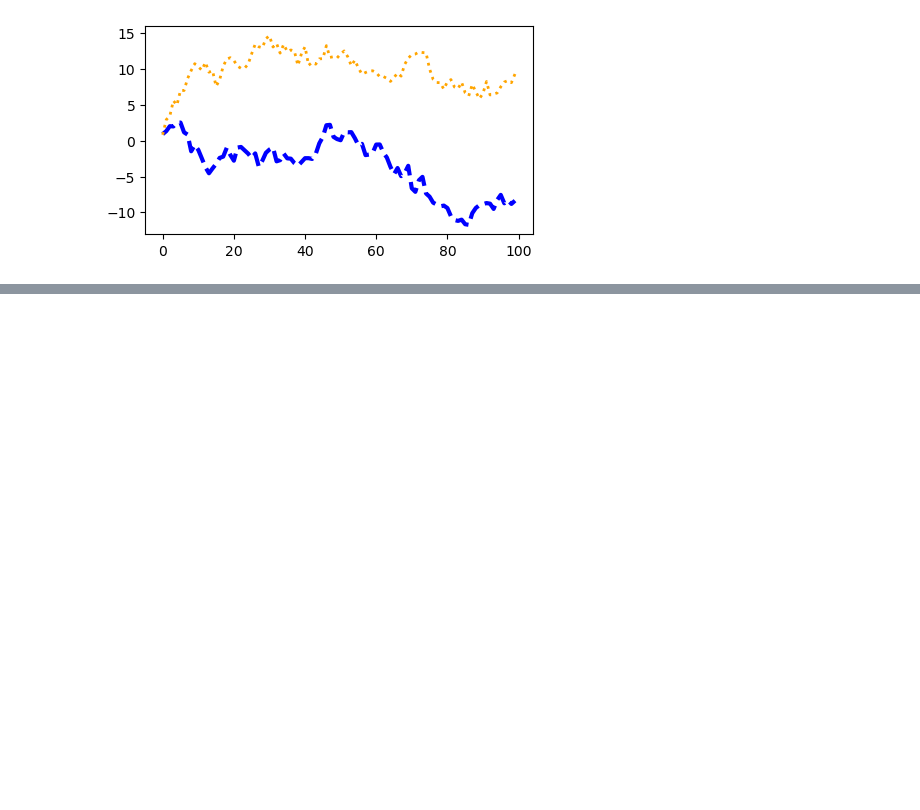
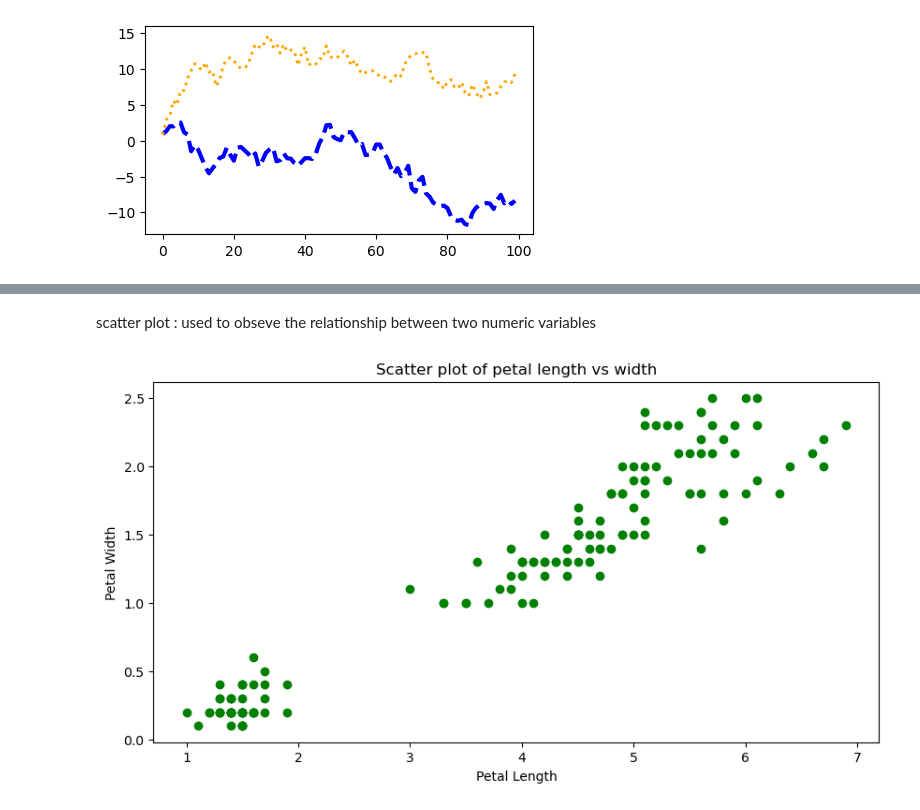
Before and after one commit to 45Harry/Data_Science, a Jupyter notebook: Matplotlib/matplotlib_toturials.ipynb, the cells around one changed output, grey strips where cells are left out. Drawn from its saved outputs; the diff is of its cells as text; code cells hidden in the pictures; blank space fills up the shorter version.

```diff
--- a/Matplotlib/matplotlib_toturials.ipynb
+++ b/Matplotlib/matplotlib_toturials.ipynb
@@ -76,0 +104,11 @@ l.set_linestyle(':')
+# %% [markdown]
+scatter plot : used to obseve the relationship between two numeric variables
+# %%
+plt.figure(figsize=(10,5))
+plt.scatter(data['petal_length'],data['petal_width'],color = 'green')
+plt.title("Scatter plot of petal length vs width")
+plt.xlabel("Petal Length")
+plt.ylabel("Petal Width")
+plt.show()
+# %% [output]
+[figure, added]
```
Also changed, not shown: parts of 18 cells of this notebook.
